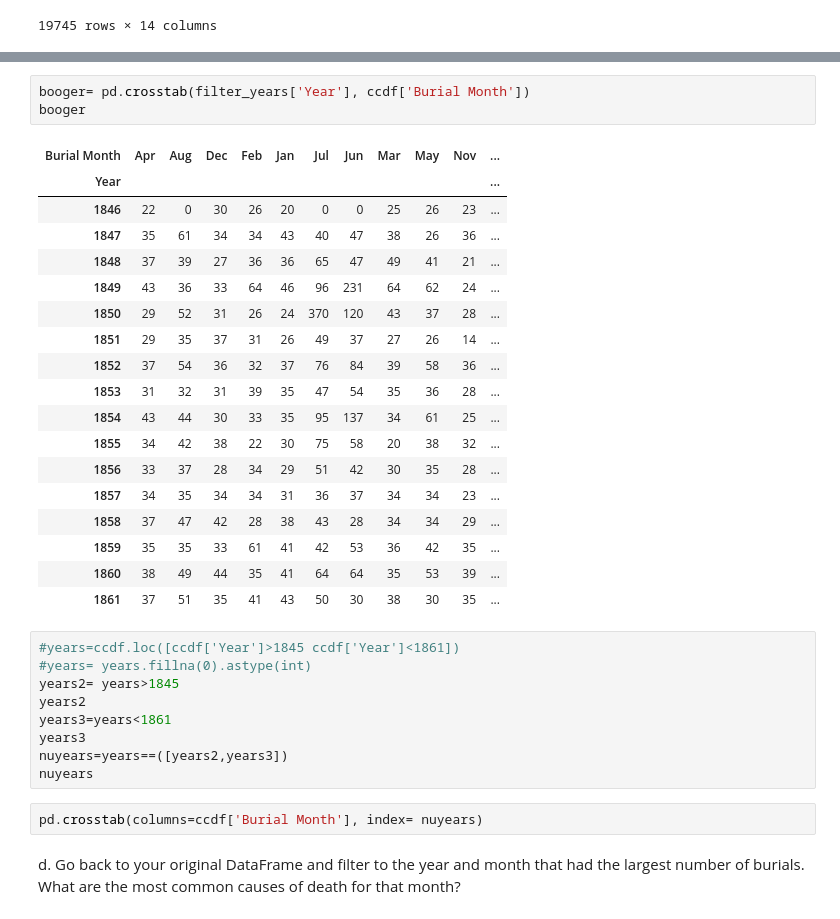
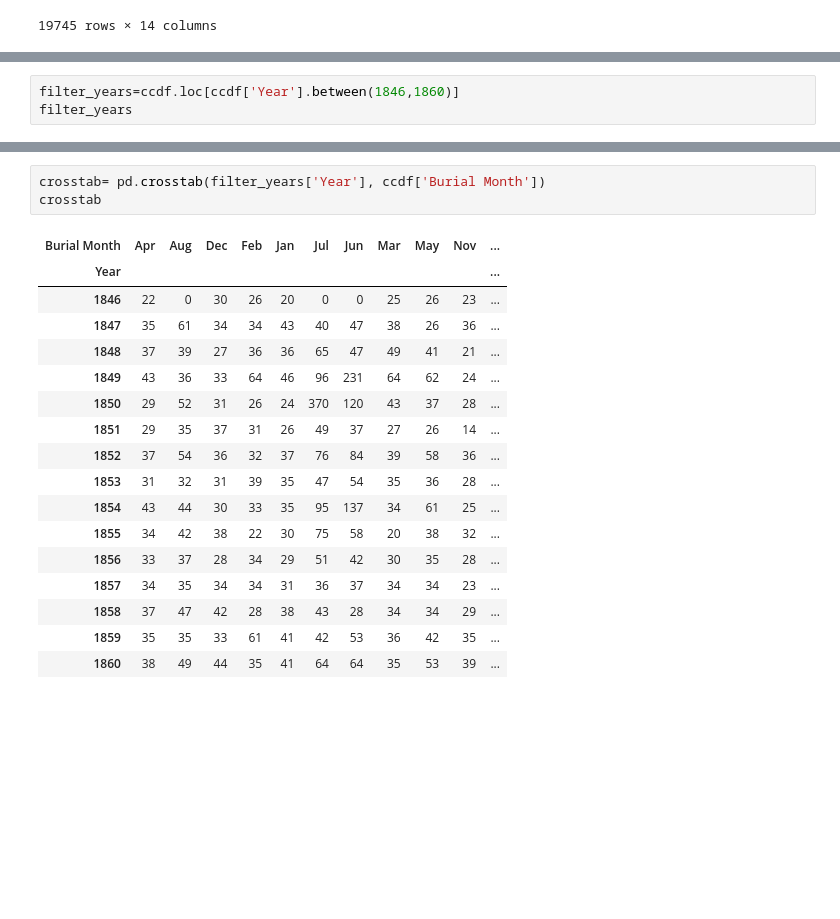
Before and after one commit to NSS-Data-Analytics-Cohort-10/advanced-pandas-Daniel-Hoover, a Jupyter notebook: Notebooks/advpandas.ipynb, the cells around one changed output, grey strips where cells are left out. Saved outputs shown, nothing was run; the diff lists cells and outputs as text; blank space fills up the shorter version.

```diff
--- a/Notebooks/advpandas.ipynb
+++ b/Notebooks/advpandas.ipynb
@@ -209,0 +196,3 @@ filter_years
+# %%
+filter_years=ccdf.loc[ccdf['Year'].between(1846,1860)]
+filter_years
@@ -210,35 +213,21 @@ filter_years
 # %%
-booger= pd.crosstab(filter_years['Year'], ccdf['Burial Month'])
-booger
+crosstab= pd.crosstab(filter_years['Year'], ccdf['Burial Month'])
+crosstab
 # %% [output]
 | Burial Month | Apr | Aug | Dec | Feb | Jan | Jul | Jun | Mar | May | Nov | ... |
 | Year |  |  |  |  |  |  |  |  |  |  | ... |
 | 1846 | 22 | 0 | 30 | 26 | 20 | 0 | 0 | 25 | 26 | 23 | ... |
 | 1847 | 35 | 61 | 34 | 34 | 43 | 40 | 47 | 38 | 26 | 36 | ... |
 | 1848 | 37 | 39 | 27 | 36 | 36 | 65 | 47 | 49 | 41 | 21 | ... |
 | 1849 | 43 | 36 | 33 | 64 | 46 | 96 | 231 | 64 | 62 | 24 | ... |
 | 1850 | 29 | 52 | 31 | 26 | 24 | 370 | 120 | 43 | 37 | 28 | ... |
 | 1851 | 29 | 35 | 37 | 31 | 26 | 49 | 37 | 27 | 26 | 14 | ... |
 | 1852 | 37 | 54 | 36 | 32 | 37 | 76 | 84 | 39 | 58 | 36 | ... |
 | 1853 | 31 | 32 | 31 | 39 | 35 | 47 | 54 | 35 | 36 | 28 | ... |
 | 1854 | 43 | 44 | 30 | 33 | 35 | 95 | 137 | 34 | 61 | 25 | ... |
 | 1855 | 34 | 42 | 38 | 22 | 30 | 75 | 58 | 20 | 38 | 32 | ... |
 | 1856 | 33 | 37 | 28 | 34 | 29 | 51 | 42 | 30 | 35 | 28 | ... |
 | 1857 | 34 | 35 | 34 | 34 | 31 | 36 | 37 | 34 | 34 | 23 | ... |
 | 1858 | 37 | 47 | 42 | 28 | 38 | 43 | 28 | 34 | 34 | 29 | ... |
 | 1859 | 35 | 35 | 33 | 61 | 41 | 42 | 53 | 36 | 42 | 35 | ... |
 | 1860 | 38 | 49 | 44 | 35 | 41 | 64 | 64 | 35 | 53 | 39 | ... |
-| 1861 | 37 | 51 | 35 | 41 | 43 | 50 | 30 | 38 | 30 | 35 | ... |
-# %%
-#years=ccdf.loc([ccdf['Year']>1845 ccdf['Year']<1861])
-#years= years.fillna(0).astype(int)
-years2= years>1845
-years2
-years3=years<1861
-years3
-nuyears=years==([years2,years3])
-nuyears
-# %%
-pd.crosstab(columns=ccdf['Burial Month'], index= nuyears)
-# %% [markdown]
-d. Go back to your original DataFrame and filter to the year and month that had the largest number of burials. What are the most common causes of death for that month?
```
Also changed, not shown: parts of 23 cells of this notebook.
